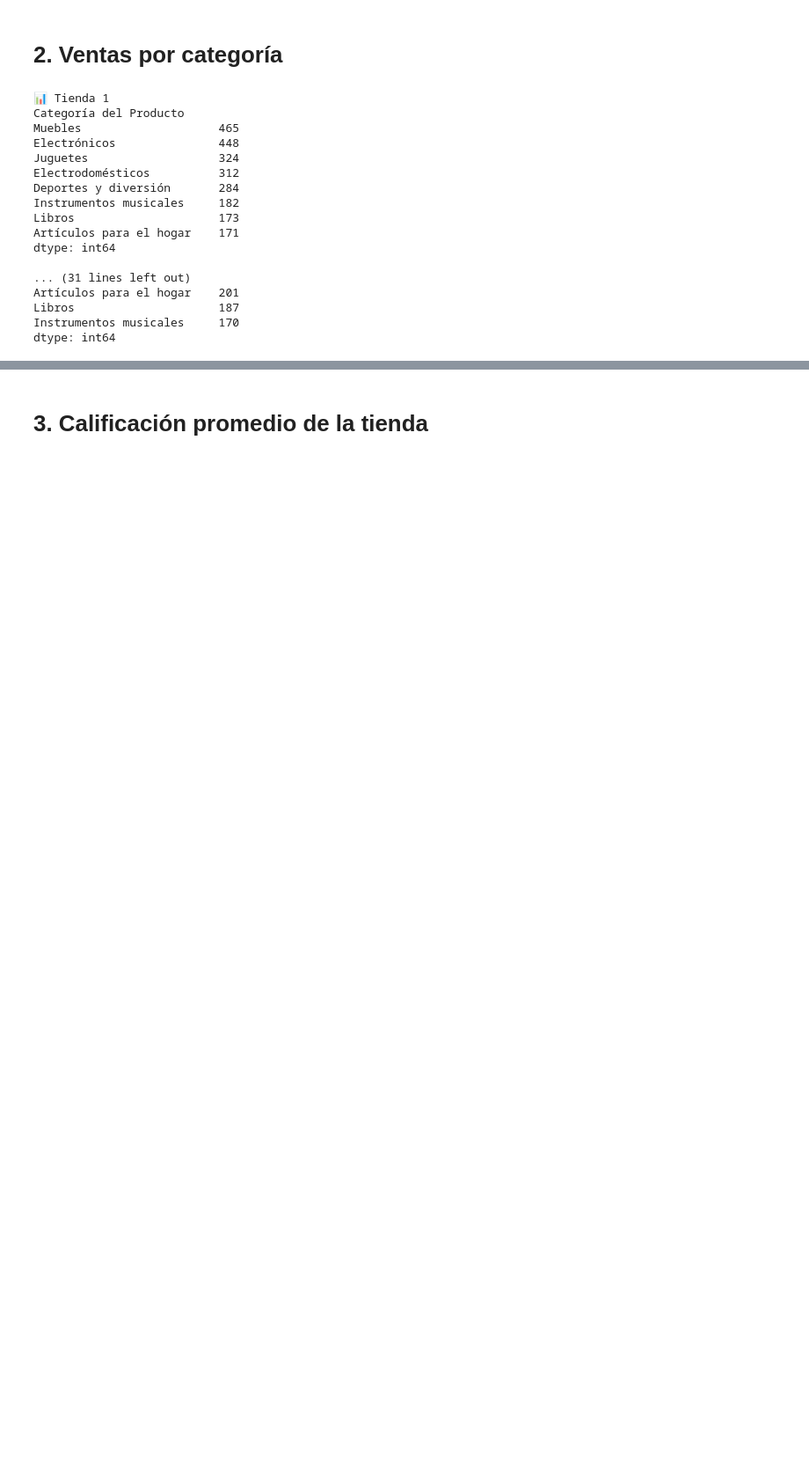
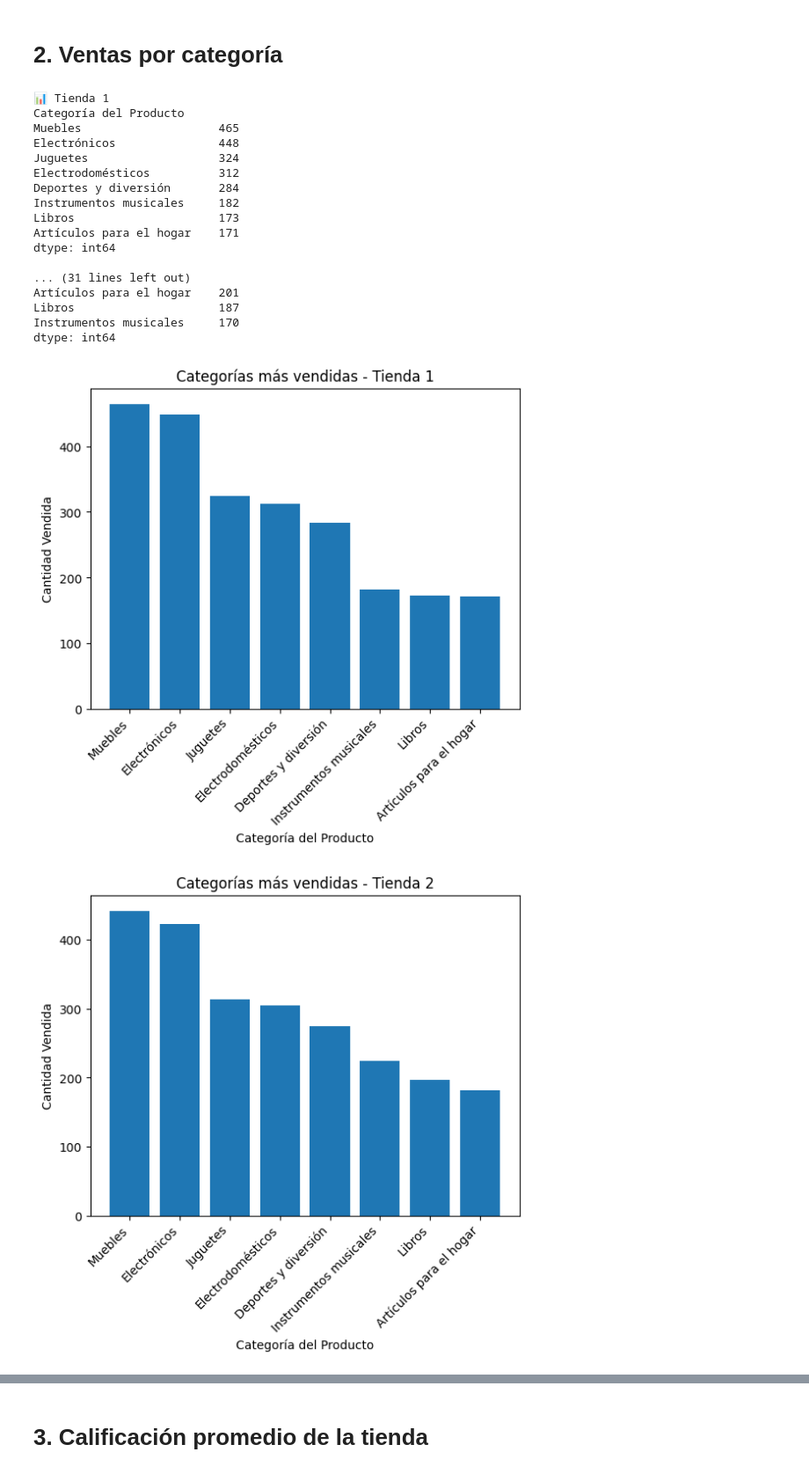
Before and after one commit to valeriavasquezv/valeriavasquez-portfolio, a Jupyter notebook: Proyecto_1/AluraStoreLatam_ipynb_txt.ipynb, the cells around one changed output, grey strips where cells are left out. Shown at 88% size. Cells and saved outputs as stored; diff of their text form; code cells hidden in the pictures; blank space fills up the shorter version.

```diff
--- a/Proyecto_1/AluraStoreLatam_ipynb_txt.ipynb
+++ b/Proyecto_1/AluraStoreLatam_ipynb_txt.ipynb
@@ -86,3 +102,27 @@ Artículos para el hogar    201
 Libros                     187
 Instrumentos musicales     170
 dtype: int64
+# %%
+import matplotlib.pyplot as plt
+
+for nombre, df in tiendas.items():
+
+    # Agrupar y contar ventas por categoría
+    resultado = (
+        df.groupby("Categoría del Producto")
+        .size()
+        .sort_values(ascending=False)
+    )
+
+    # Crear gráfico de barras
+    plt.figure()
+    plt.bar(resultado.index, resultado.values)
+    plt.xlabel("Categoría del Producto")
+    plt.ylabel("Cantidad Vendida")
+    plt.title(f"Categorías más vendidas - {nombre}")
+    plt.xticks(rotation=45, ha="right")
+
+    plt.show()
+# %% [output]
+[figure, added]
+[figure, added]
```
Also changed, not shown: parts of 6 cells of this notebook.
